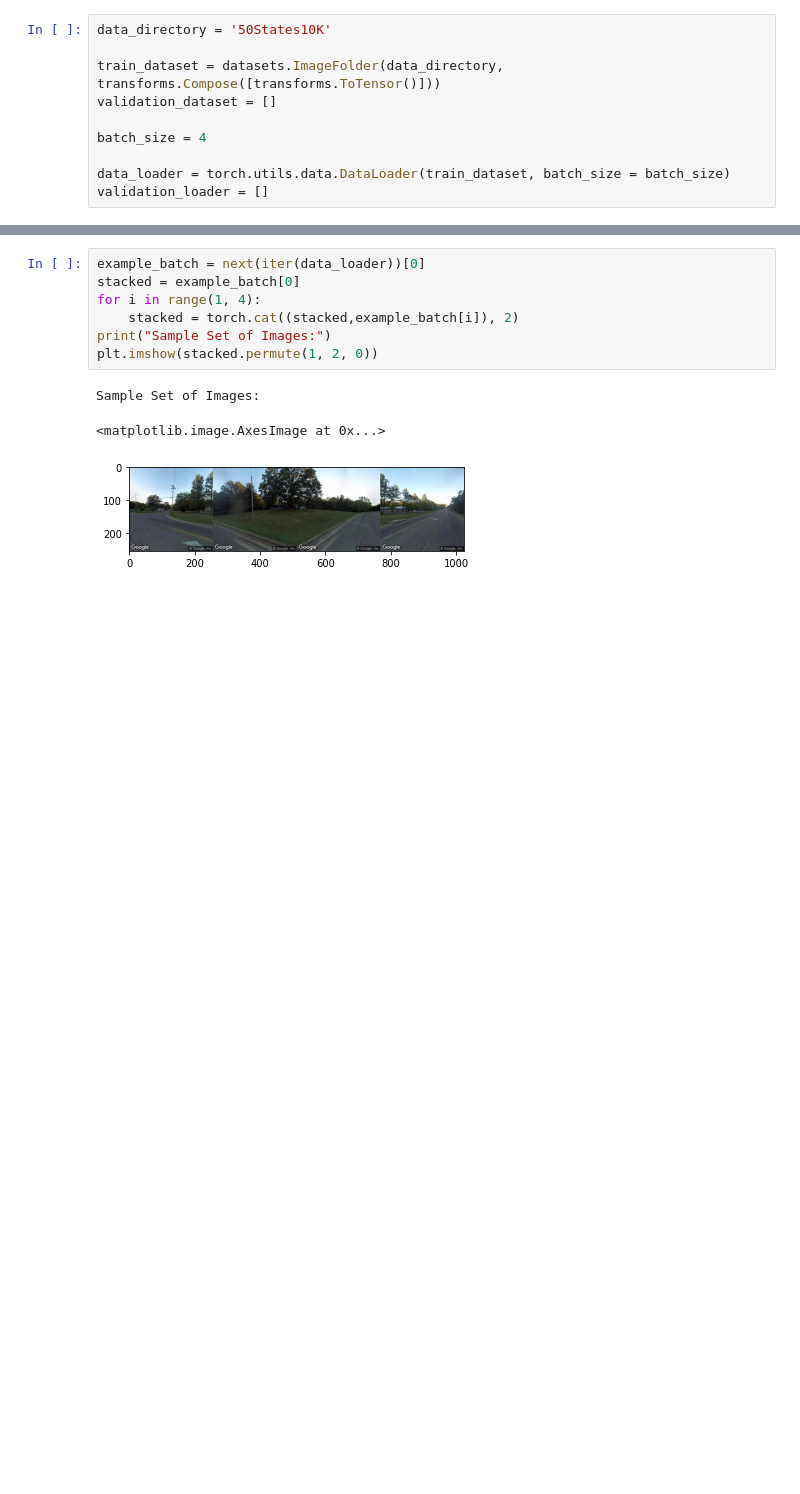
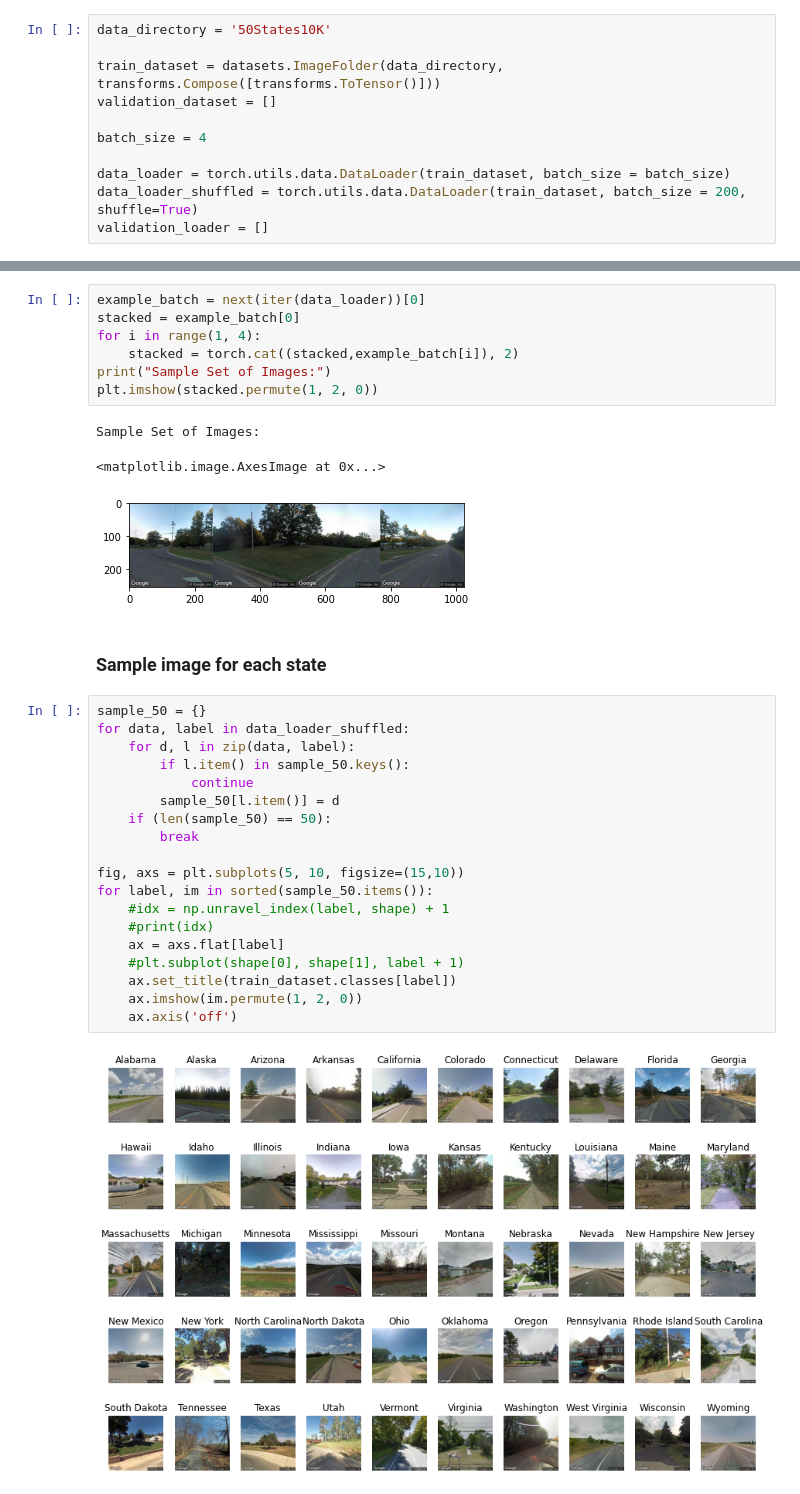
Before and after one commit to osimon8/GeoGuessrGuessr, a Jupyter notebook: notebook.ipynb, the cells around one changed output, grey strips where cells are left out. Drawn from its saved outputs; the diff is of its cells as text; blank space fills up the shorter version.

Commit message:
added more data vis

```diff
--- a/notebook.ipynb
+++ b/notebook.ipynb
@@ -17,4 +22,5 @@ validation_dataset = []
 batch_size = 4
 
 data_loader = torch.utils.data.DataLoader(train_dataset, batch_size = batch_size)
+data_loader_shuffled = torch.utils.data.DataLoader(train_dataset, batch_size = 200, shuffle=True)
 validation_loader = []
@@ -29,6 +40,29 @@ plt.imshow(stacked.permute(1, 2, 0))
 Sample Set of Images:
 <matplotlib.image.AxesImage at 0x...>
 [figure]
+# %% [markdown]
+### Sample image for each state
+# %%
+sample_50 = {}
+for data, label in data_loader_shuffled:
+    for d, l in zip(data, label):
+        if l.item() in sample_50.keys():
+            continue
+        sample_50[l.item()] = d
+    if (len(sample_50) == 50):
+        break
+
+fig, axs = plt.subplots(5, 10, figsize=(15,10))
+for label, im in sorted(sample_50.items()):
+    #idx = np.unravel_index(label, shape) + 1
+    #print(idx)
+    ax = axs.flat[label]
+    #plt.subplot(shape[0], shape[1], label + 1)
+    ax.set_title(train_dataset.classes[label])
+    ax.imshow(im.permute(1, 2, 0))
+    ax.axis('off')
+# %% [output]
+[figure, added]
 # %%
 dataframe = pd.DataFrame()
 
```
Also changed, not shown: parts of 4 cells of this notebook, 2 other files.
